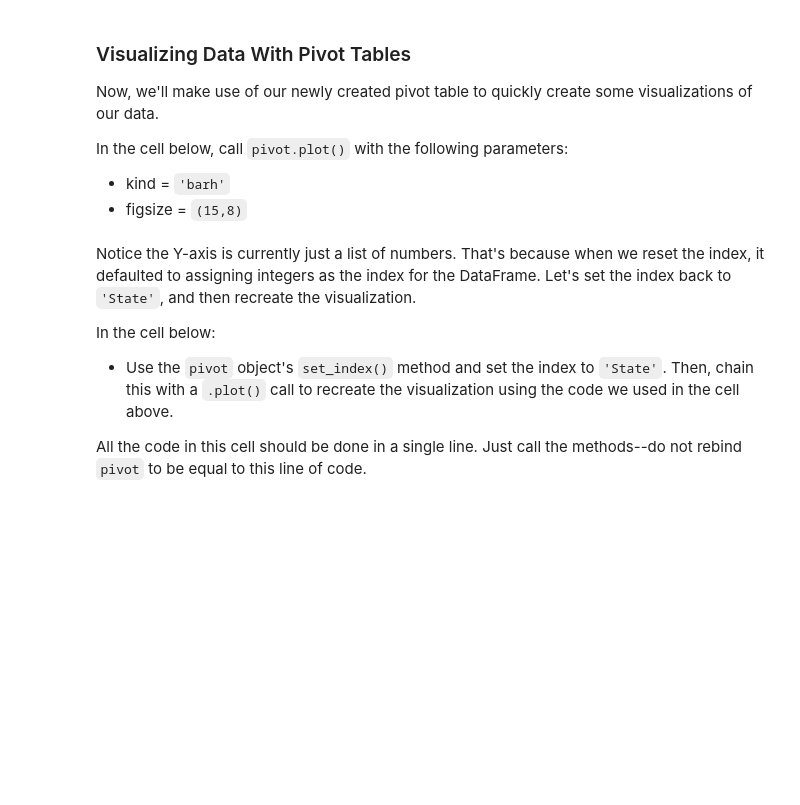
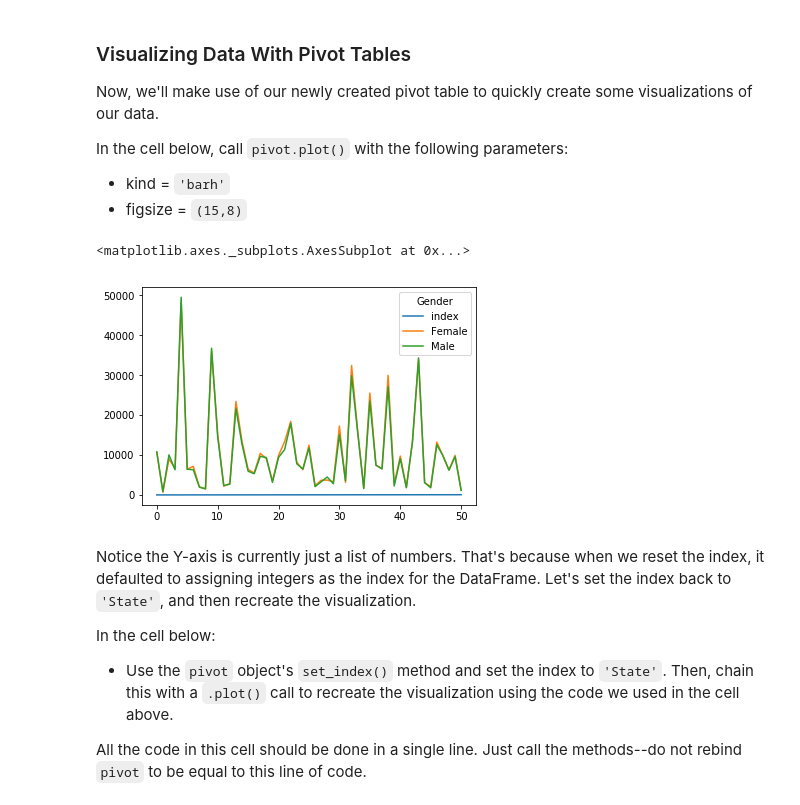
Before and after one commit to worldyne/dsc-1-04-09-pivot-tables-with-pandas-lab-seattle-ds-career-040119, a Jupyter notebook: index.ipynb, the cells around one changed output. Drawn from its saved outputs; the diff is of its cells as text; code cells hidden in the pictures; blank space fills up the shorter version.

```diff
--- a/index.ipynb
+++ b/index.ipynb
@@ -391,6 +391,10 @@ In the cell below, call `pivot.plot()` with the following parameters:
 * figsize = `(15,8)`
 # %%
 # Now let's make a sweet bar chart!!
+pivot.plot(kin)
+# %% [output]
+<matplotlib.axes._subplots.AxesSubplot at 0x...>
+[figure, added]
 # %% [markdown]
 Notice the Y-axis is currently just a list of numbers.  That's because when we reset the index, it defaulted to assigning integers as the index for the DataFrame.  Let's set the index back to `'State'`, and then recreate the visualization.
 
```
